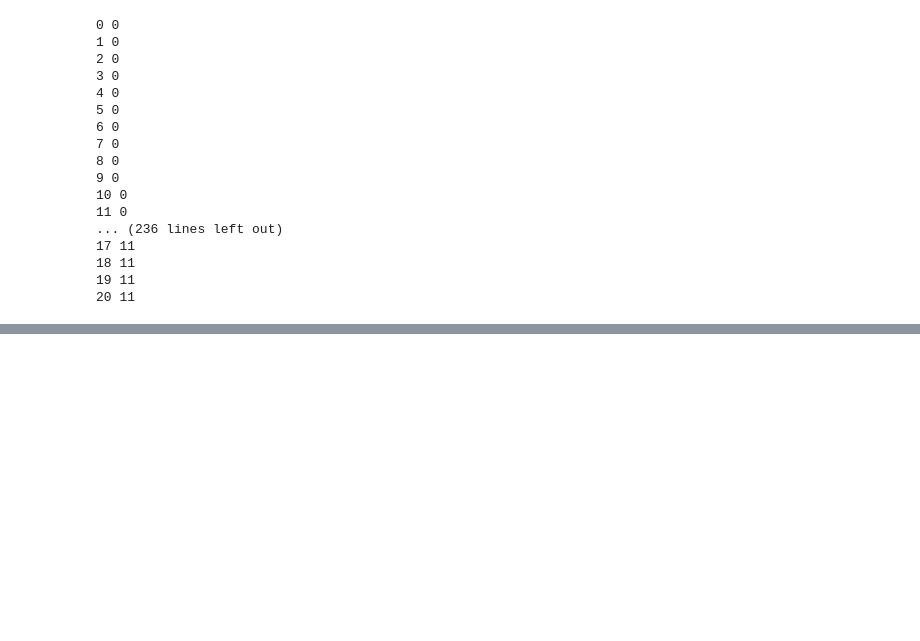
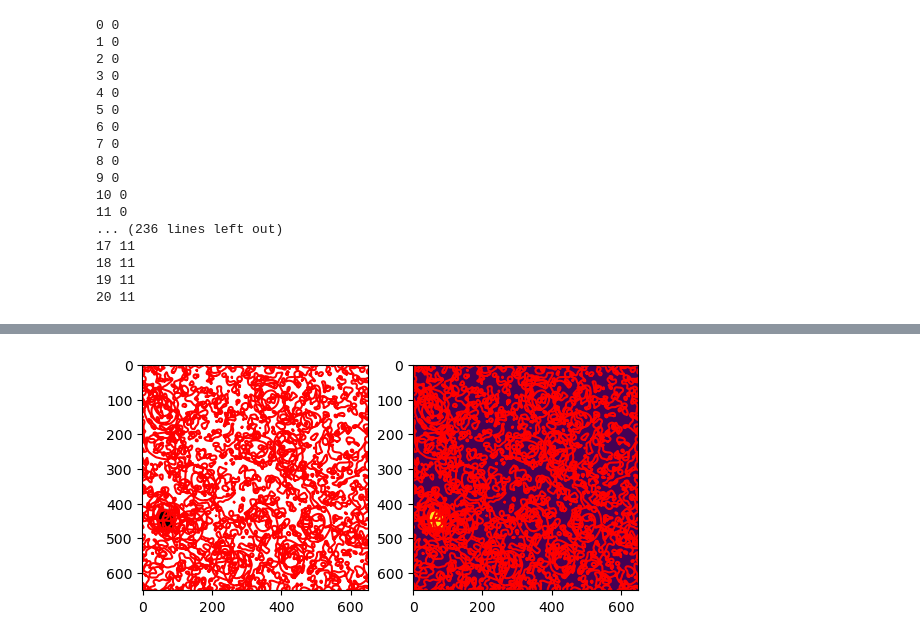
Before and after one commit to Munsky/UQbio2024_Team4, a Jupyter notebook: first_steps_Wiktoria.ipynb, the cells around one changed output, grey strips where cells are left out. Saved outputs shown, nothing was run; the diff lists cells and outputs as text; code cells hidden in the pictures; blank space fills up the shorter version.

```diff
--- a/first_steps_Wiktoria.ipynb
+++ b/first_steps_Wiktoria.ipynb
@@ -457,3 +459,82 @@ print(metadata)
 251    20           12  281  577      0          0.0          0
 
 [252 rows x 7 columns]
+# %%
+directory = Path('Drug1_1000nM/')
+files =directory.glob('*.tif')
+# Pattern to match TIFF files
+
+for file in files:
+    img = imread((file))
+
+    img_G = img[i,:,:,1]
+    img_R = img[i,:,:,0]
+
+    #gaussian filter
+    img_G_filtered = ski_filters.gaussian(img_G, sigma=3)
+    threshold = (np.max(img_G_filtered) + np.min(img_G_filtered))/2
+
+    #gaussian filter
+    img_R_filtered = ski_filters.gaussian(img_R, sigma=3)
+    threshold_R = (np.max(img_R_filtered) + np.min(img_R_filtered))/2
+
+
+    img_G_bin = img_G_filtered > threshold
+    img_G_bin = img_G_bin.astype(int)
+
+    img_R_bin = img_R_filtered > threshold_R
+    img_R_bin = img_R_bin.astype(int)
+
+
+    mask_image = np.zeros(img_G.shape)
+    mask_image[img_G_filtered>threshold] = 255
+    new_mask = gaussian(mask_image, sigma=3)
+
+    mask_image_R = np.zeros(img_R.shape)
+    mask_image_R[img_R_filtered>threshold_R] = 255
+    new_mask_R = gaussian(mask_image_R, sigma=3)
+
+
+    contours = measure.find_contours(new_mask, level=200 ) # level is half of 255 (ish). What happens if we change it?
+    contours_connected = np.vstack((contours))
+    # downsample the contours
+    contours_connected = contours_connected[::20]
+    plt.subplot(1, 2, 1).imshow(new_mask, cmap='Greys')
+    plt.subplot(1, 2, 2).imshow(images[0,:,:,0], cmap='Spectral')
+
+    for contour in contours:
+        plt.subplot(1, 2, 1).plot(contour[:,1],contour[:,0],color='r')
+        plt.subplot(1, 2, 2).plot(contour[:,1],contour[:,0],color='r')
+
+    # make a new mask from the contours array
+    watershed_starting_mask = np.zeros(img_G_filtered.shape).astype(int)                    # Pre-allocating an array with zeros. Notice the datatype.
+    for contour in contours:
+        rr, cc = polygon(contour[:,0], contour[:,1])           # Returns the coordinates inside the contour
+        watershed_starting_mask[rr,cc] = 255                                           # Replacing all values inside the contour with ones.
+
+
+        labels_G = ndi.label(watershed_starting_mask)
+        plt.imshow(labels_G[0])
+
+
+    contoursR = measure.find_contours(new_mask_R, level=200 ) # level is half of 255 (ish). What happens if we change it?
+    contoursR_connected = np.vstack((contoursR))
+    # downsample the contours
+    contoursR_connected = contoursR_connected[::20]
+    plt.subplot(1, 2, 1).imshow(new_mask_R, cmap='Greys')
+    plt.subplot(1, 2, 2).imshow(images[0,:,:,0], cmap='Spectral')
+
+    for contour2 in contoursR:
+        plt.subplot(1, 2, 1).plot(contour2[:,1],contour2[:,0],color='r')
+        plt.subplot(1, 2, 2).plot(contour2[:,1],contour2[:,0],color='r')
+
+    # make a new mask from the contours array
+    watershed_starting_mask_R = np.zeros(img_R_filtered.shape).astype(int)                    # Pre-allocating an array with zeros. Notice the datatype.
+    for contour2 in contoursR:
+        rr, cc = polygon(contour2[:,0], contour2[:,1])           # Returns the coordinates inside the contour
+        watershed_starting_mask_R[rr,cc] = 255                                           # Replacing all values inside the contour with ones.
+
+        labels_R = ndi.label(watershed_starting_mask_R)
+        plt.imshow(labels_R[0])
+# %% [output]
+[figure, added]
```
Also changed, not shown: parts of 4 cells of this notebook, 12 other files.
